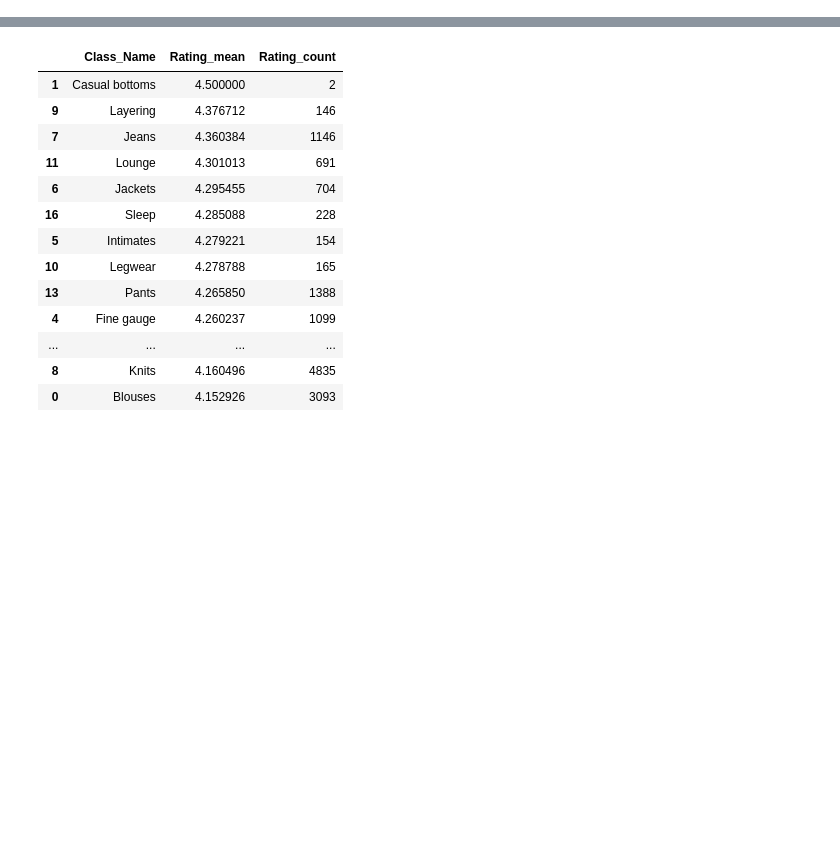
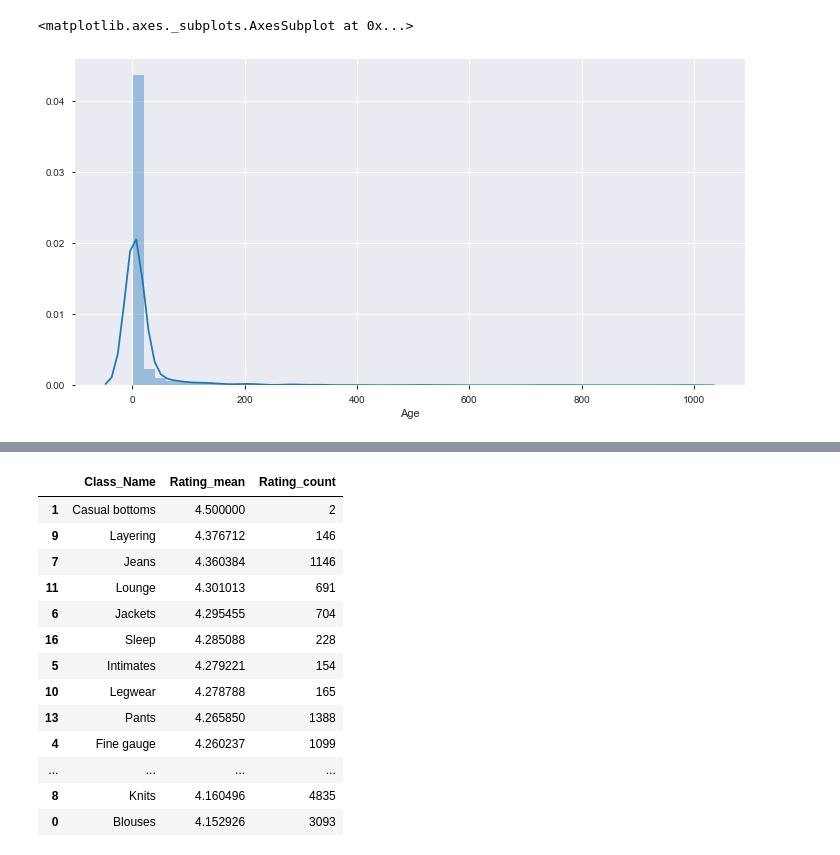
Before and after one commit to loandangnt/women-clothing, a Jupyter notebook: women_clothing_data_exploration.ipynb, the cells around one changed output, grey strips where cells are left out. Cells and saved outputs as stored; diff of their text form; code cells hidden in the pictures; blank space fills up the shorter version.

```diff
--- a/women_clothing_data_exploration.ipynb
+++ b/women_clothing_data_exploration.ipynb
@@ -26,3 +26,18 @@ df.columns =['Clothing_ID',
  'Division_Name',
  'Department_Name',
  'Class_Name']
+# %%
+# import matplotlib.pyplot as plt
+import seaborn as sns
+# a = df.groupby('Clothing_ID')['Age'].count().reset_index()
+b= a.sort_values(by='Age',ascending=False)
+# b['Age'] = b['Age'].astype(int)
+b['Clothing_ID'] = b['Clothing_ID'].astype(str)
+# print(b['Age'].dtype)
+# print(b['Clothing_ID'].dtype)
+
+fig, ax1 = plt.subplots(figsize=(12,6))
+sns.distplot(a['Age'])
+# %% [output]
+<matplotlib.axes._subplots.AxesSubplot at 0x...>
+[figure, added]
```
Also changed, not shown: parts of 18 cells of this notebook, 1 other file.
